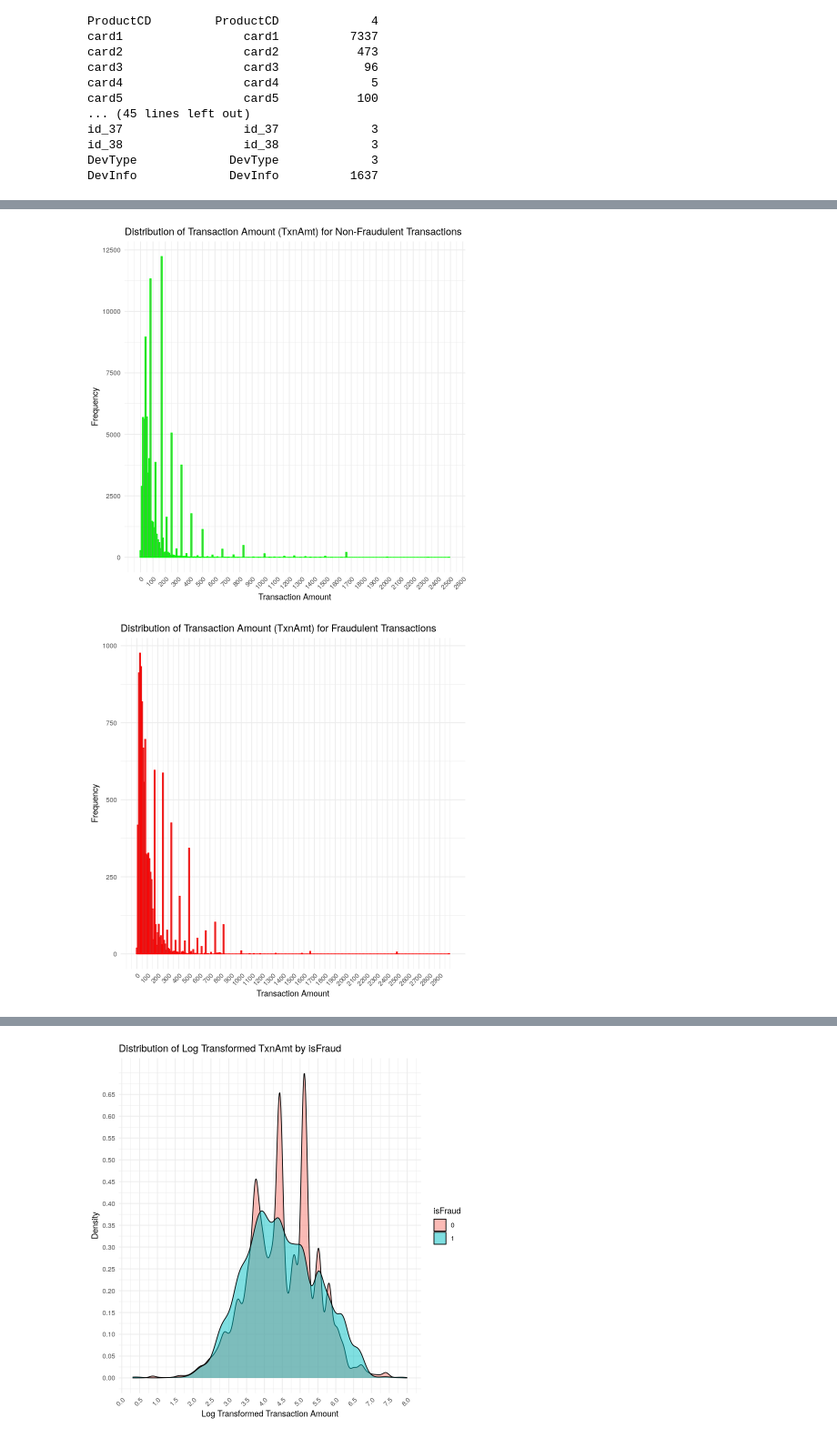
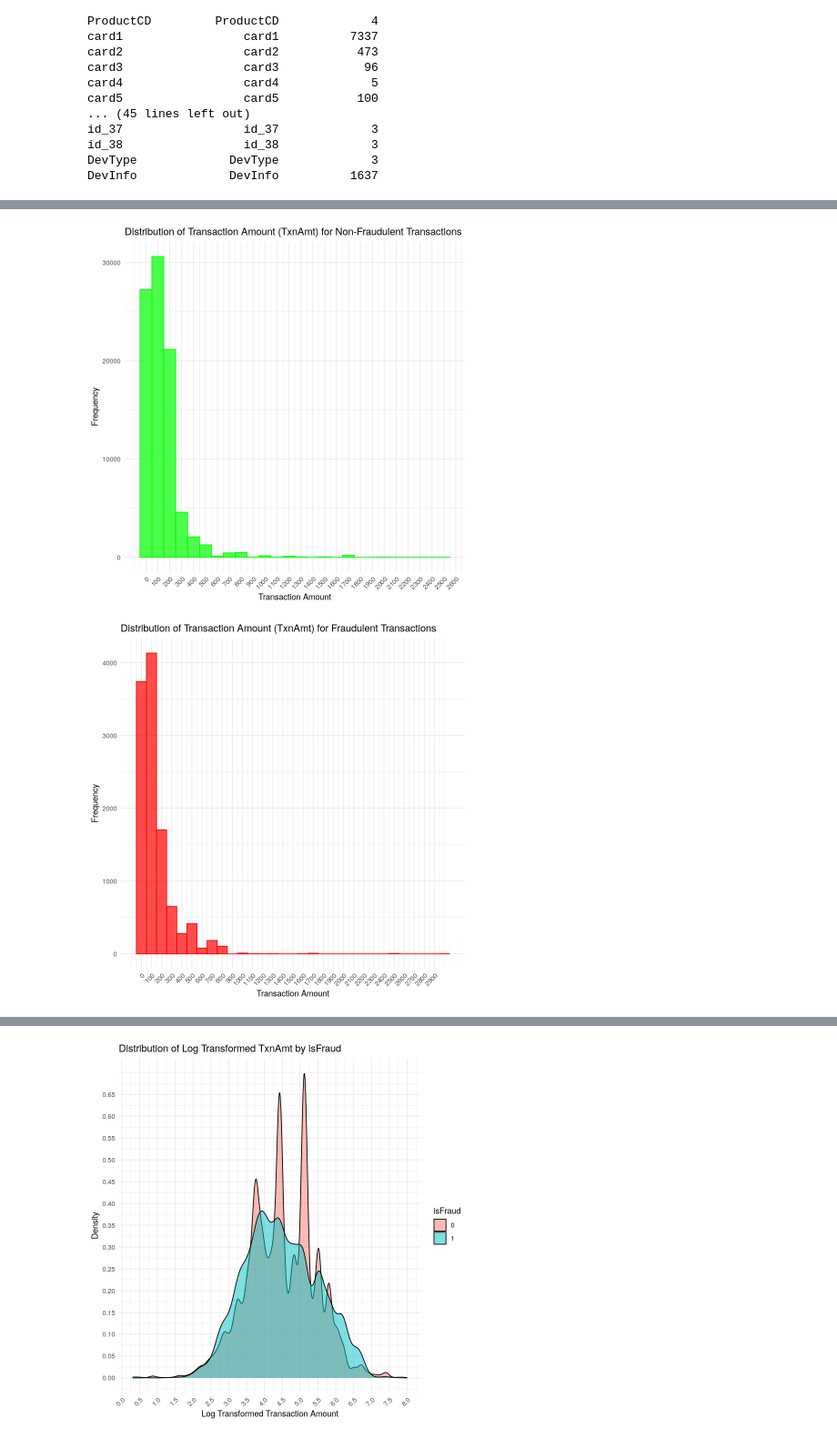
Before and after one commit to ytcctl/peter, a Jupyter notebook: FITE7410/FITE7410_Assgn_1.ipynb, the cells around one changed output, grey strips where cells are left out. Shown at 91% size. Drawn from its saved outputs; the diff is of its cells as text; code cells hidden in the pictures.

```diff
--- a/FITE7410/FITE7410_Assgn_1.ipynb
+++ b/FITE7410/FITE7410_Assgn_1.ipynb
@@ -204,6 +204,9 @@ id_37                 id_37             3
 id_38                 id_38             3
 DevType             DevType             3
 DevInfo             DevInfo          1637
+# %%
+# Fill the missing values with "unknown" in card4 ------------------------------------------------
+data$card4[is.na(data$card4)] <- "unknown"
 # %%
 # view the distribution of TxnAmt ------------------------------------------------
 ggplot(data, aes(x = TxnAmt)) +
@@ -215,20 +220,20 @@ ggplot(data, aes(x = TxnAmt)) +
 # %%
 # view the distribution of TxnAmt group by isFraud == 0 and x tick size = 100 and font direction is diagonal--------------------------------------------------
 ggplot(data %>% filter(isFraud == 0), aes(x = TxnAmt)) +
-  geom_histogram(binwidth = 10, color = "green", alpha = 0.7) +
+  geom_histogram(binwidth = 100, fill="green", color = "green", alpha = 0.7) +
   labs(title = "Distribution of Transaction Amount (TxnAmt) for Non-Fraudulent Transactions", x = "Transaction Amount", y = "Frequency") +
   theme_minimal() +
   scale_x_continuous(breaks = seq(0, max(data$TxnAmt, na.rm = TRUE), by = 100)) +
   theme(axis.text.x = element_text(angle = 45, hjust = 1))
 
   # view the distribution of TxnAmt group by isFraud == 1 and x tick size = 100 and font direction is diagonal-------------------------------------------------
 ggplot(data %>% filter(isFraud == 1), aes(x = TxnAmt)) +
-  geom_histogram(binwidth = 10, color = "red", alpha = 0.7) +
+  geom_histogram(binwidth = 100, fill="red", color = "red", alpha = 0.7) +
   labs(title = "Distribution of Transaction Amount (TxnAmt) for Fraudulent Transactions", x = "Transaction Amount", y = "Frequency") +
   theme_minimal() +
   scale_x_continuous(breaks = seq(0, max(data$TxnAmt, na.rm = TRUE), by = 100)) +
   theme(axis.text.x = element_text(angle = 45, hjust = 1))
 # %% [output]
-[figure, old version]
+[figure, new version]
-[figure, old version]
+[figure, new version]
 # %%
```
Also changed, not shown: parts of 12 cells of this notebook.
